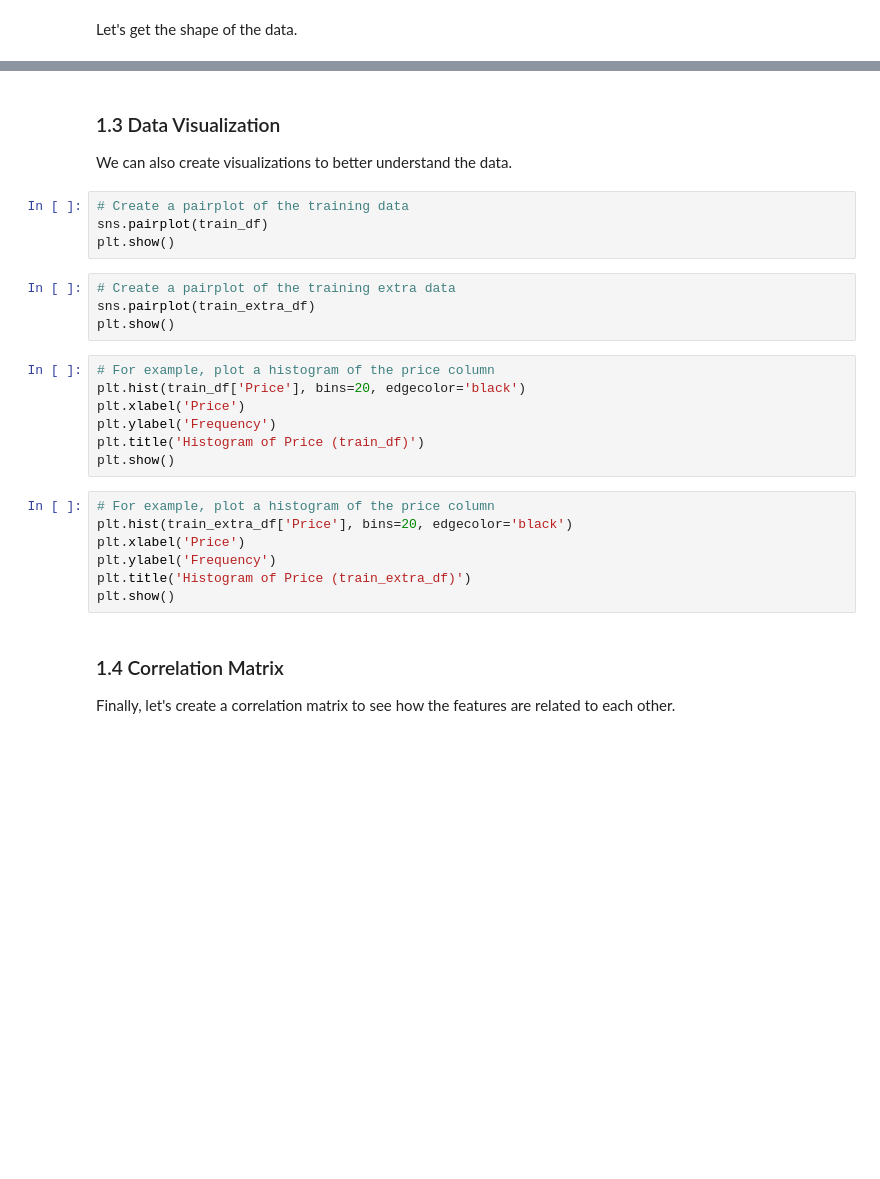
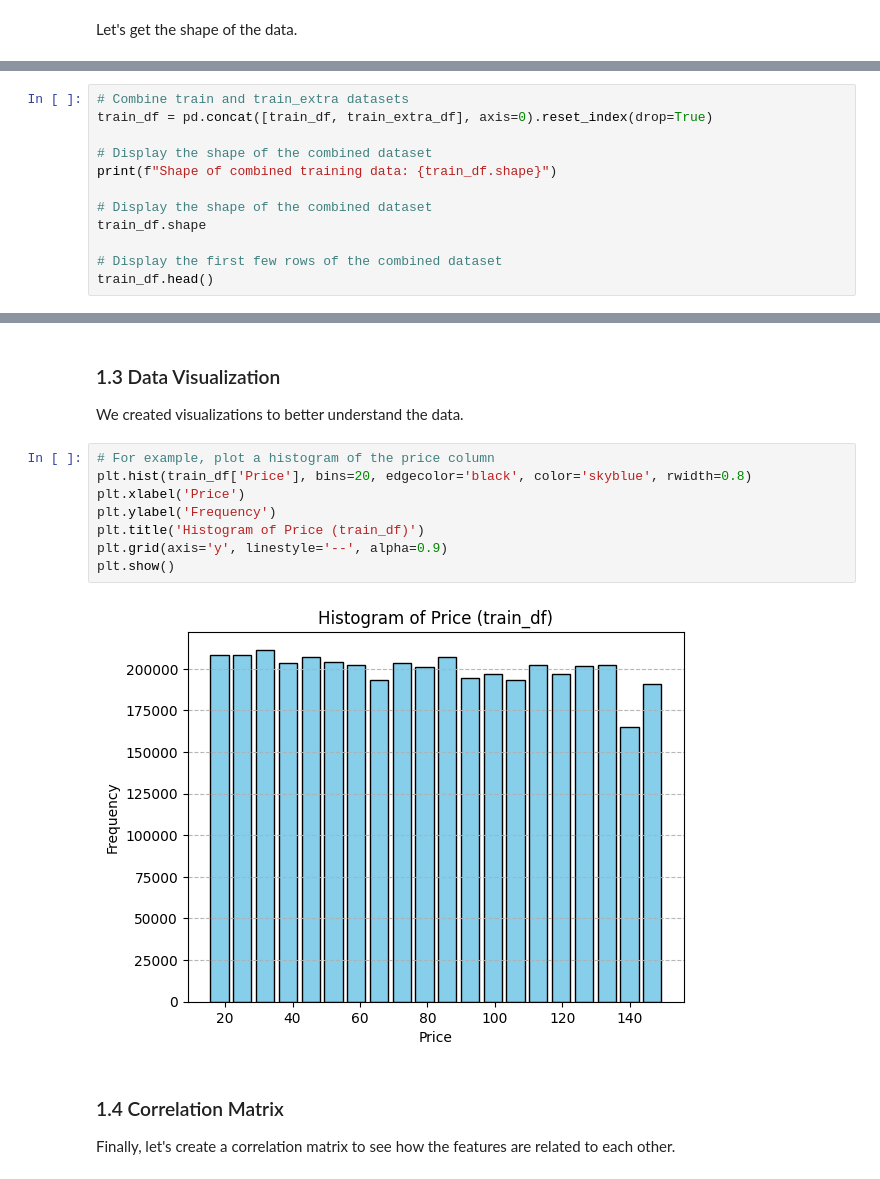
Before and after one commit to prgabriel/w207_Kaggle_Proj, a Jupyter notebook: notebooks/end_to_end_pipeline.ipynb, the cells around one changed output, grey strips where cells are left out. Drawn from its saved outputs; the diff is of its cells as text; blank space fills up the shorter version.

```diff
--- a/notebooks/end_to_end_pipeline.ipynb
+++ b/notebooks/end_to_end_pipeline.ipynb
@@ -180,0 +280,12 @@ print(f"Shape of testing data: {test_df.shape}")
+# %%
+# Combine train and train_extra datasets
+train_df = pd.concat([train_df, train_extra_df], axis=0).reset_index(drop=True)
+
+# Display the shape of the combined dataset
+print(f"Shape of combined training data: {train_df.shape}")
+
+# Display the shape of the combined dataset
+train_df.shape
+
+# Display the first few rows of the combined dataset
+train_df.head()
@@ -181,29 +315,17 @@ print(f"Shape of testing data: {test_df.shape}")
 # %% [markdown]
 ### 1.3 Data Visualization
 
-We can also create visualizations to better understand the data.
+We created visualizations to better understand the data.
-# %%
-# Create a pairplot of the training data
-sns.pairplot(train_df)
-plt.show()
-# %%
-# Create a pairplot of the training extra data
-sns.pairplot(train_extra_df)
-plt.show()
 # %%
 # For example, plot a histogram of the price column
-plt.hist(train_df['Price'], bins=20, edgecolor='black')
+plt.hist(train_df['Price'], bins=20, edgecolor='black', color='skyblue', rwidth=0.8)
 plt.xlabel('Price')
 plt.ylabel('Frequency')
 plt.title('Histogram of Price (train_df)')
+plt.grid(axis='y', linestyle='--', alpha=0.9)
 plt.show()
+# %% [output]
+[figure, added]
-# %%
-# For example, plot a histogram of the price column
-plt.hist(train_extra_df['Price'], bins=20, edgecolor='black')
-plt.xlabel('Price')
-plt.ylabel('Frequency')
-plt.title('Histogram of Price (train_extra_df)')
-plt.show()
 # %% [markdown]
 ### 1.4 Correlation Matrix
 
```
Also changed, not shown: parts of 35 cells of this notebook.
